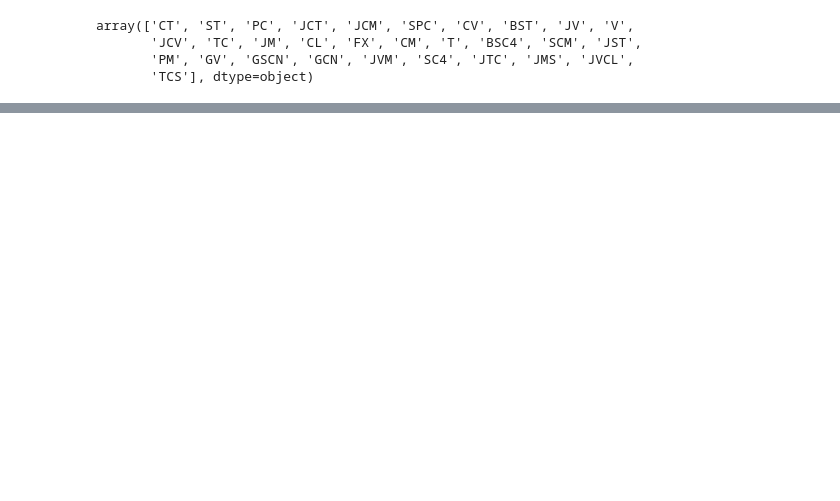
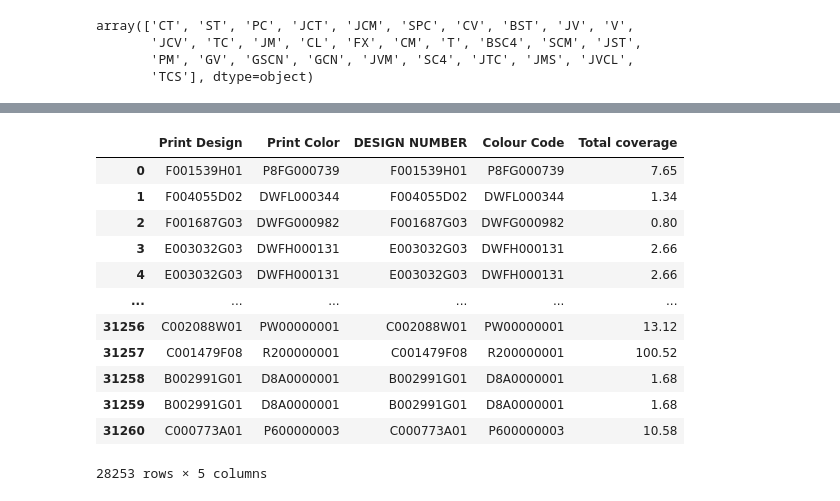
Before and after one commit to sinchan-s/F3P, a Jupyter notebook: main.ipynb, the cells around one changed output, grey strips where cells are left out. Cells and saved outputs as stored; diff of their text form; code cells hidden in the pictures; blank space fills up the shorter version.

```diff
--- a/main.ipynb
+++ b/main.ipynb
@@ -221,0 +248,3 @@ array(['CT', 'ST', 'PC', 'JCT', 'JCM', 'SPC', 'CV', 'BST', 'JV', 'V',
+# %%
+new_cov_df = cov_df.loc[:,['DESIGN NUMBER', 'Colour Code', 'Total coverage']]
+new_cov_df
@@ -221,0 +265,3 @@ array(['CT', 'ST', 'PC', 'JCT', 'JCM', 'SPC', 'CV', 'BST', 'JV', 'V',
+# %%
+des_df = new_df.loc[:,['Print Design', 'Print Color']]
+des_df
@@ -221,0 +282,17 @@ array(['CT', 'ST', 'PC', 'JCT', 'JCM', 'SPC', 'CV', 'BST', 'JV', 'V',
+# %%
+cov_des_df = pd.merge(des_df, new_cov_df, left_on=['Print Design', 'Print Color'], right_on=['DESIGN NUMBER', 'Colour Code'], how='left').dropna()
+cov_des_df
+# %% [output]
+|  | Print Design | Print Color | DESIGN NUMBER | Colour Code | Total coverage |
+| 0 | F001539H01 | P8FG000739 | F001539H01 | P8FG000739 | 7.65 |
+| 1 | F004055D02 | DWFL000344 | F004055D02 | DWFL000344 | 1.34 |
+| 2 | F001687G03 | DWFG000982 | F001687G03 | DWFG000982 | 0.80 |
+| 3 | E003032G03 | DWFH000131 | E003032G03 | DWFH000131 | 2.66 |
+| 4 | E003032G03 | DWFH000131 | E003032G03 | DWFH000131 | 2.66 |
+| ... | ... | ... | ... | ... | ... |
+| 31256 | C002088W01 | PW00000001 | C002088W01 | PW00000001 | 13.12 |
+| 31257 | C001479F08 | R200000001 | C001479F08 | R200000001 | 100.52 |
+| 31258 | B002991G01 | D8A0000001 | B002991G01 | D8A0000001 | 1.68 |
+| 31259 | B002991G01 | D8A0000001 | B002991G01 | D8A0000001 | 1.68 |
+| 31260 | C000773A01 | P600000003 | C000773A01 | P600000003 | 10.58 |
+28253 rows × 5 columns
```
Also changed, not shown: parts of 8 cells of this notebook, 1 other file.
